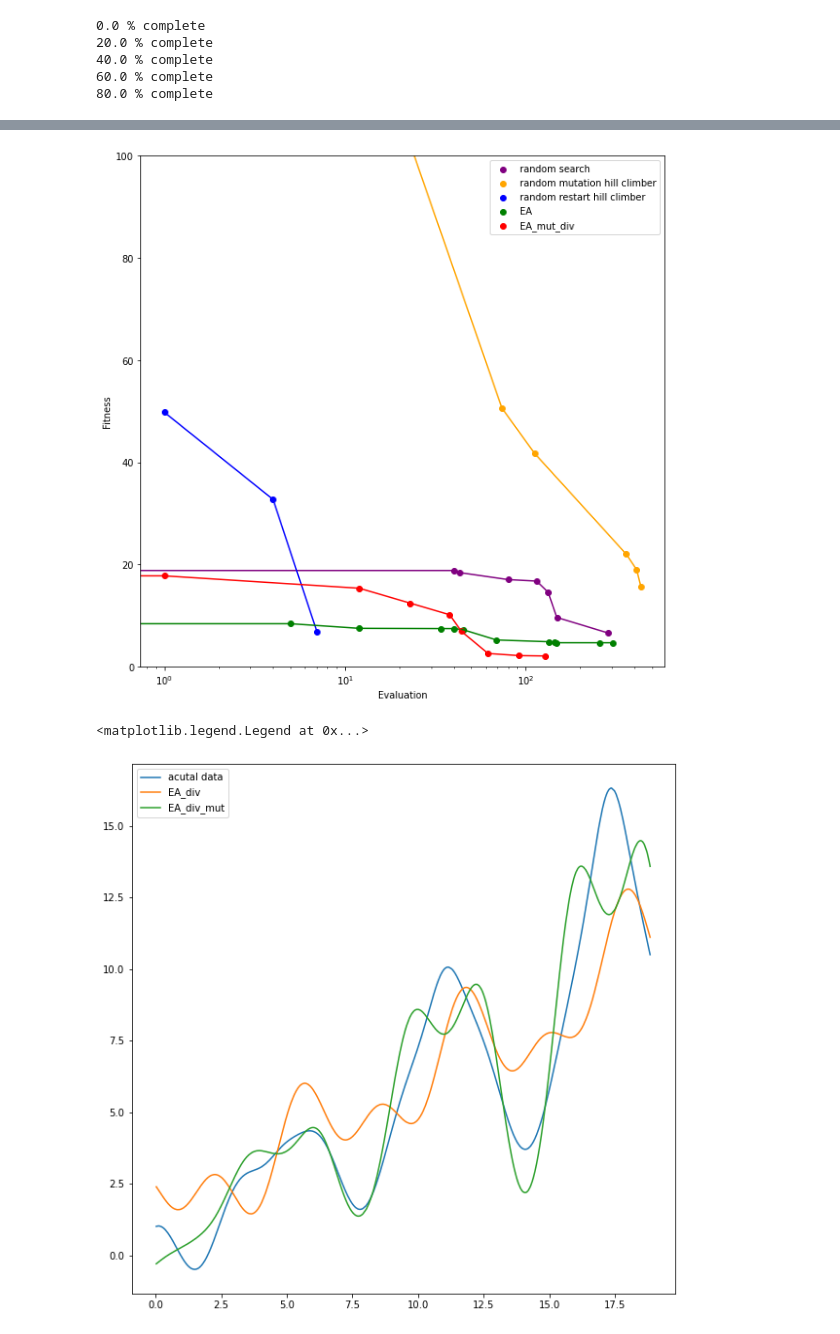
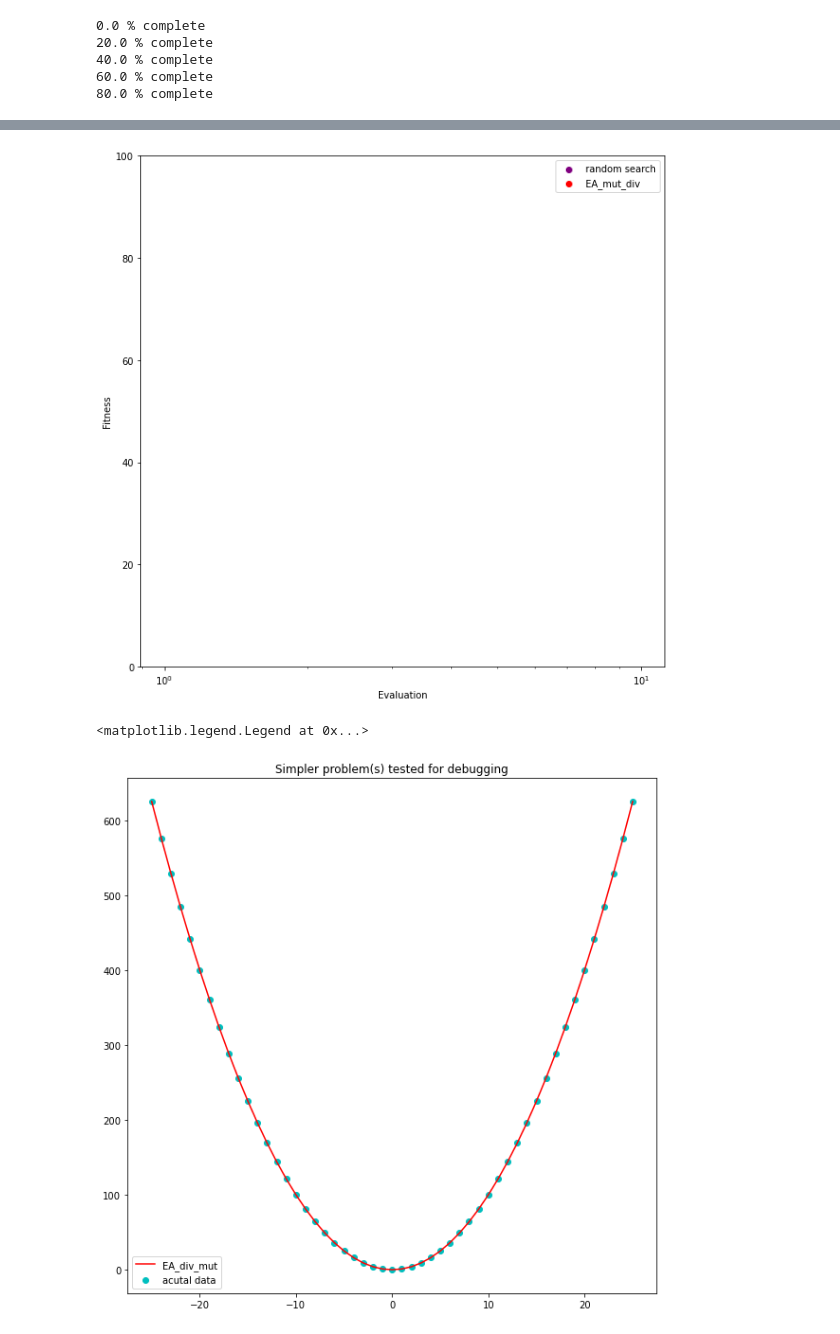
Before and after one commit to dddxing/ea_symbolicRegression, a Jupyter notebook: hw2.ipynb, the cells around one changed output, grey strips where cells are left out. Drawn from its saved outputs; the diff is of its cells as text; code cells hidden in the pictures.

```diff
--- a/hw2.ipynb
+++ b/hw2.ipynb
@@ -10,13 +10,13 @@ from datetime import datetime
 from sklearn.model_selection import train_test_split
 import traceback
 # %%
-filename = "data"
+filename = "test_points"
 df = pd.read_csv(f'{filename}.txt', header = None, sep=", ", names=["x", 'y'], engine='python')
 operators1 = ['+', '-', '*', '/', 'sin', 'cos', 'const', 'x']
 operators2 = ['const', 'x']
 
-num_evaluation = 500
-depth = 8
+num_evaluation = 5000
+depth = 4
 
 x_s = df["x"].to_numpy()
 y_s = df["y"].to_numpy()
@@ -761,13 +746,13 @@ def evol_algo_div_mut(num_eval, x_s, y_s, depth, init_pop, mutate_rate):
             if num_keys < init_pop:
                 new_pool = generate_population(depth=depth, population=(init_pop - num_keys)//2)
                 temp_pool = merge(temp_pool, new_pool)
-            print(f"# of keys = {num_keys}")
+#             print(f"# of keys = {num_keys}")
 
             for i in range(num_keys):
                 temp_pool[keys[i]] = pool[keys[i]]
-            print(f"top pool = {len(temp_pool)}")
+#             print(f"top pool = {len(temp_pool)}")
 
-            lowest_error = min(half_keys)
+            lowest_error = keys[0]
             print(f"lowest error = {lowest_error}")
             if (len(errors) == 0) or (lowest_error < errors[-1]):
                 evaluations.append(num_eval - counter)
@@ -936,14 +986,14 @@ plt.figure(figsize=(10,10))
 plt.scatter(res_rs[0], res_rs[1], color='purple', label='random search')
 plt.plot(res_rs[0], res_rs[1], color='purple')
 
-plt.scatter(res_rmhc[0], res_rmhc[1], color='orange', label='random mutation hill climber')
-plt.plot(res_rmhc[0], res_rmhc[1], color='orange')
+# plt.scatter(res_rmhc[0], res_rmhc[1], color='orange', label='random mutation hill climber')
+# plt.plot(res_rmhc[0], res_rmhc[1], color='orange')
 
-plt.scatter(res_rrhc[0], res_rrhc[1], color='blue', label='random restart hill climber')
-plt.plot(res_rrhc[0], res_rrhc[1], color='blue')
+# plt.scatter(res_rrhc[0], res_rrhc[1], color='blue', label='random restart hill climber')
+# plt.plot(res_rrhc[0], res_rrhc[1], color='blue')
 
-plt.scatter(res_ea[0], res_ea[1], color='green', label='EA')
-plt.plot(res_ea[0], res_ea[1], color='green')
+# plt.scatter(res_ea[0], res_ea[1], color='green', label='EA')
+# plt.plot(res_ea[0], res_ea[1], color='green')
 
 plt.scatter(res_ea_div_mut[0], res_ea_div_mut[1], color='red', label='EA_mut_div')
 plt.plot(res_ea_div_mut[0], res_ea_div_mut[1], color='red')
@@ -955,21 +1005,22 @@ plt.xscale('log')
 plt.ylabel("Fitness")
 plt.xlabel("Evaluation");
 # %% [output]
-[figure, old version]
+[figure, new version]
 # %%
 res_rrhc[2]
 # %%
 plt.figure(figsize=(10,10))
-plt.plot(x_s, y_s, label="acutal data");
+plt.scatter(x_s, y_s, label="acutal data",c='c');
 # plt.plot(x_s, res_rs[3], label="random search");
 # plt.plot(x_s, res_rrhc[3], label="random restart HC");
 # plt.plot(x_s, res_rmhc[3], label="random mutation HC");
-plt.plot(x_s, res_ea[3], label="EA_div");
-plt.plot(x_s, res_ea_div_mut[3], label="EA_div_mut");
+# plt.plot(x_s, res_ea[3], label="EA_div");
+plt.plot(x_s, res_ea_div_mut[3], label="EA_div_mut", c='red');
+plt.title("Simpler problem(s) tested for debugging")
 plt.legend()
 # %% [output]
 <matplotlib.legend.Legend at 0x...>
-[figure, old version]
+[figure, new version]
 # %%
 def save_data(result, title):
     today = datetime.now()
```
Also changed, not shown: parts of 13 cells of this notebook, 45 other files.
